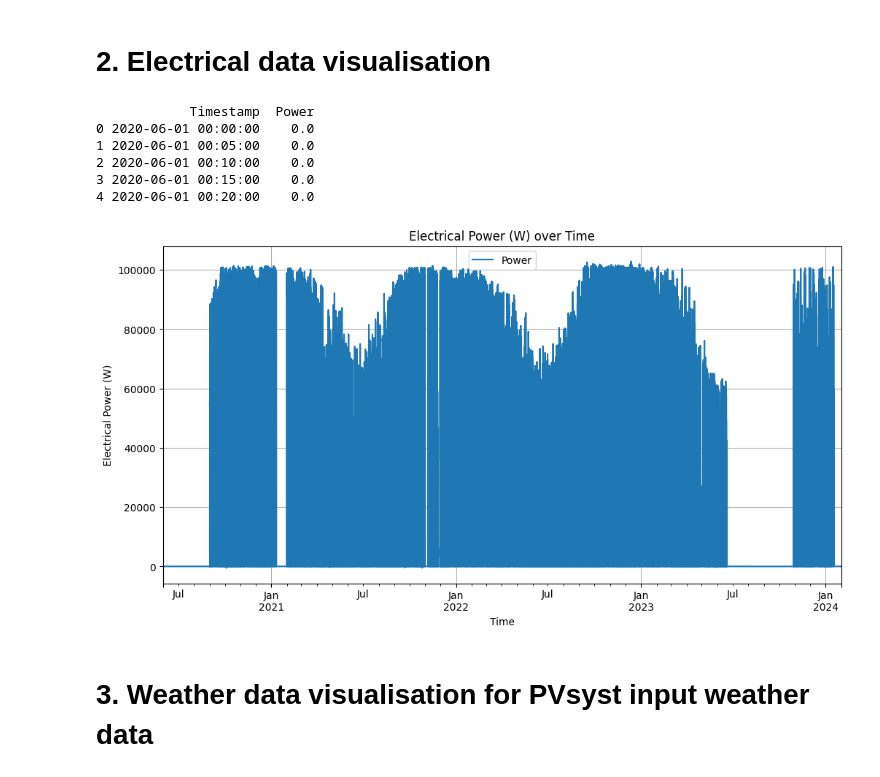
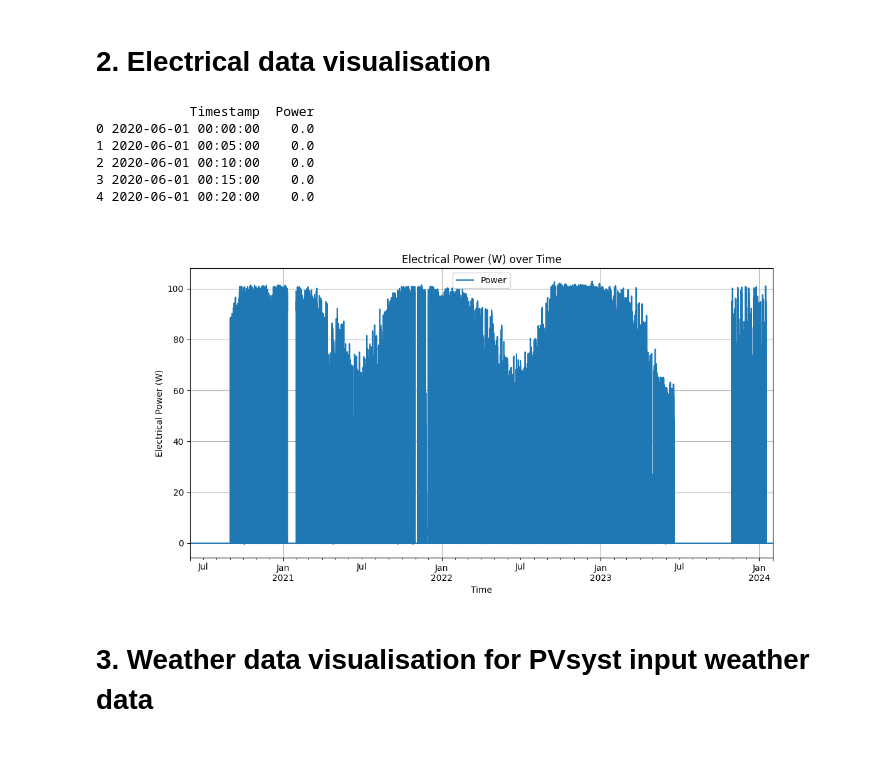
Before and after one commit to sijinwnag/25_08_26_Bomen_bifacial_gain, a Jupyter notebook: Code/25_08_26_Data_visualiser.ipynb, the cells around one changed output. Drawn from its saved outputs; the diff is of its cells as text; code cells hidden in the pictures.

```diff
--- a/Code/25_08_26_Data_visualiser.ipynb
+++ b/Code/25_08_26_Data_visualiser.ipynb
@@ -57,26 +57,33 @@ long_hoz_figsize = (12, 6)
 # %%
 # Load the data from the pickle file
 data_file = r"C:\Users\z5183876\OneDrive - UNSW\Documents\GitHub\25_08_26_Bomen_bifacial_gain\Data\full_site_pow_5min.pkl"
 df = pd.read_pickle(data_file)
 
 # print the head
 print(df.head())
 
+# downscale to make the power MW
+df['Power'] = df['Power']/1e3
+
+# Set the Timestamp as datatime format and index
+df['Timestamp'] = pd.to_datetime(df['Timestamp'])
+df.set_index('Timestamp', inplace=True)
+
 # plot the data, it only has one column
-df.plot(x = 'Timestamp', y='Power', figsize=long_hoz_figsize)
+df.plot(figsize=long_hoz_figsize)
 plt.title('Electrical Power (W) over Time')
 plt.xlabel('Time')
 plt.ylabel('Electrical Power (W)')
 plt.grid()
 plt.show()
 # %% [output]
             Timestamp  Power
 0 2020-06-01 00:00:00    0.0
 1 2020-06-01 00:05:00    0.0
 2 2020-06-01 00:10:00    0.0
 3 2020-06-01 00:15:00    0.0
 4 2020-06-01 00:20:00    0.0
-[figure, old version]
+[figure, new version]
 # %% [markdown]
 # 3. Weather data visualisation for PVsyst input weather data
 # %%
```
Also changed, not shown: parts of 7 cells of this notebook.
